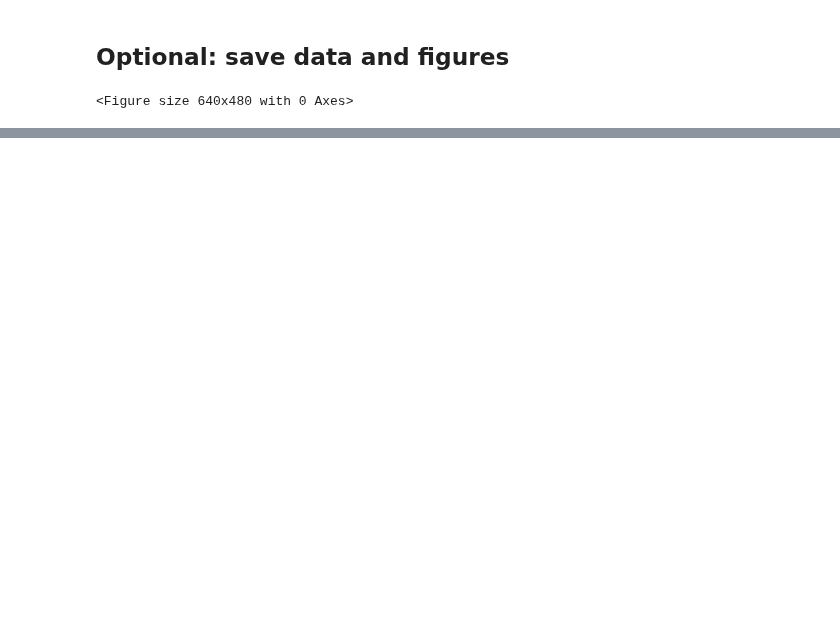
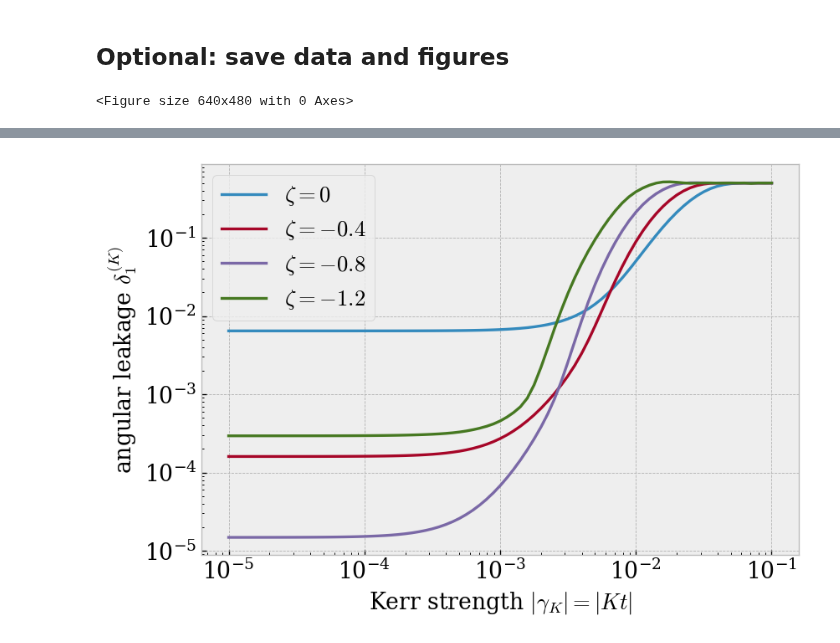
Before and after one commit to RosenblumLab/BosonicEntanglementDistillation, a Jupyter notebook: notebook/delta_alpha_squeezing_grid.ipynb, the cells around one changed output, grey strips where cells are left out. Drawn from its saved outputs; the diff is of its cells as text; code cells hidden in the pictures; blank space fills up the shorter version.

```diff
--- a/notebook/delta_alpha_squeezing_grid.ipynb
+++ b/notebook/delta_alpha_squeezing_grid.ipynb
@@ -187,0 +413,48 @@ plt.savefig(output_dir / f"delta_grid_d={d}_m_c={m_c}_N={N}.pdf", bbox_inches="t
+# %%
+kerr_alpha = 7.0
+kerr_squeezing_values = np.array([0.0, -0.4, -0.8, -1.2])
+gamma_k_values = np.logspace(-5, -1, 81)
+kerr_delta_values = np.empty((len(kerr_squeezing_values), len(gamma_k_values)))
+number_variances = np.empty(len(kerr_squeezing_values))
+
+kerr_fontsize = 16
+fig, ax = plt.subplots(figsize=(7.2, 4.8), dpi=120)
+
+for row, zeta in enumerate(kerr_squeezing_values):
+    state = primitive_state(kerr_alpha, zeta)
+    _, number_variances[row] = photon_number_statistics(state)
+    kerr_delta_values[row] = [
+        float(np.real_if_close(expect(phase_sector, corrected_kerr_state(state, gamma_k))))
+        for gamma_k in gamma_k_values
+    ]
+    ax.loglog(
+        gamma_k_values,
+        kerr_delta_values[row],
+        label=rf"$\zeta={zeta:g}$", # , $\operatorname{{Var}}(n)={number_variances[row]:.1f}$",
+    )
+
+ax.set_xlabel(r"Kerr strength $|\gamma_K|=|Kt|$", fontsize=kerr_fontsize)
+ax.set_ylabel(rf"angular leakage $\delta_{{{k}}}^{{(K)}}$", fontsize=kerr_fontsize)
+# ax.set_title(rf"Phase-corrected Kerr leakage at $\alpha={kerr_alpha:g}$")
+ax.tick_params(axis="both", which="both", labelsize=kerr_fontsize)
+ax.legend(fontsize=kerr_fontsize)
+fig.tight_layout()
+
+np.savez(
+    output_dir / f"kerr_sweep_alpha={kerr_alpha:g}_d={d}_m_c={m_c}_N={N}.npz",
+    gamma_k_values=gamma_k_values,
+    squeezing_values=kerr_squeezing_values,
+    delta_values=kerr_delta_values,
+    number_variances=number_variances,
+    alpha=kerr_alpha,
+    d=d,
+    m_c=m_c,
+    N=N,
+    k=k,
+)
+fig.savefig(
+    output_dir / f"kerr_sweep_alpha={kerr_alpha:g}_d={d}_m_c={m_c}_N={N}.pdf",
+    bbox_inches="tight",
+)
+# %% [output]
+[figure, added]
```
Also changed, not shown: parts of 8 cells of this notebook.
